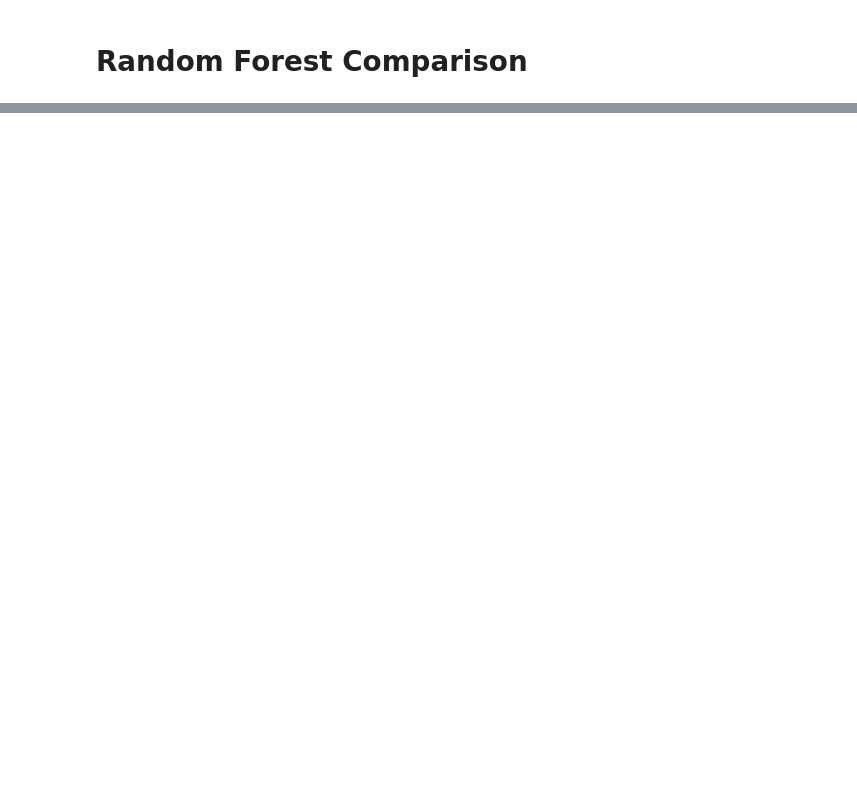
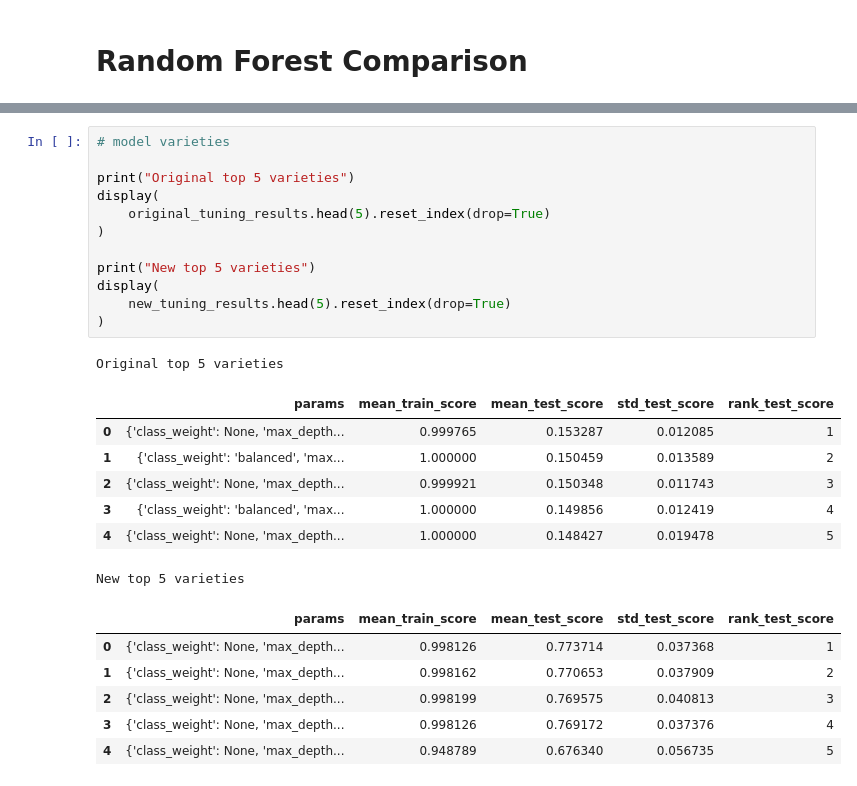
Before and after one commit to Kashmira-SK/crop-soil-fertilizer, a Jupyter notebook: notebooks/models/Random_Forest.ipynb, the cells around one changed output, grey strips where cells are left out. Drawn from its saved outputs; the diff is of its cells as text; blank space fills up the shorter version.

```diff
--- a/notebooks/models/RANDOM_FORESET.ipynb
+++ b/notebooks/models/Random_Forest.ipynb
@@ -585,0 +509,27 @@ for row in tuned_comparison.to_dict(orient="records"):
+# %%
+# model varieties
+
+print("Original top 5 varieties")
+display(
+    original_tuning_results.head(5).reset_index(drop=True)
+)
+
+print("New top 5 varieties")
+display(
+    new_tuning_results.head(5).reset_index(drop=True)
+)
+# %% [output]
+Original top 5 varieties
+|  | params | mean_train_score | mean_test_score | std_test_score | rank_test_score |
+| 0 | {'class_weight': None, 'max_depth... | 0.999765 | 0.153287 | 0.012085 | 1 |
+| 1 | {'class_weight': 'balanced', 'max... | 1.000000 | 0.150459 | 0.013589 | 2 |
+| 2 | {'class_weight': None, 'max_depth... | 0.999921 | 0.150348 | 0.011743 | 3 |
+| 3 | {'class_weight': 'balanced', 'max... | 1.000000 | 0.149856 | 0.012419 | 4 |
+| 4 | {'class_weight': None, 'max_depth... | 1.000000 | 0.148427 | 0.019478 | 5 |
+New top 5 varieties
+|  | params | mean_train_score | mean_test_score | std_test_score | rank_test_score |
+| 0 | {'class_weight': None, 'max_depth... | 0.998126 | 0.773714 | 0.037368 | 1 |
+| 1 | {'class_weight': None, 'max_depth... | 0.998162 | 0.770653 | 0.037909 | 2 |
+| 2 | {'class_weight': None, 'max_depth... | 0.998199 | 0.769575 | 0.040813 | 3 |
+| 3 | {'class_weight': None, 'max_depth... | 0.998126 | 0.769172 | 0.037376 | 4 |
+| 4 | {'class_weight': None, 'max_depth... | 0.948789 | 0.676340 | 0.056735 | 5 |
```
Also changed, not shown: parts of 21 cells of this notebook, 39 other files.
